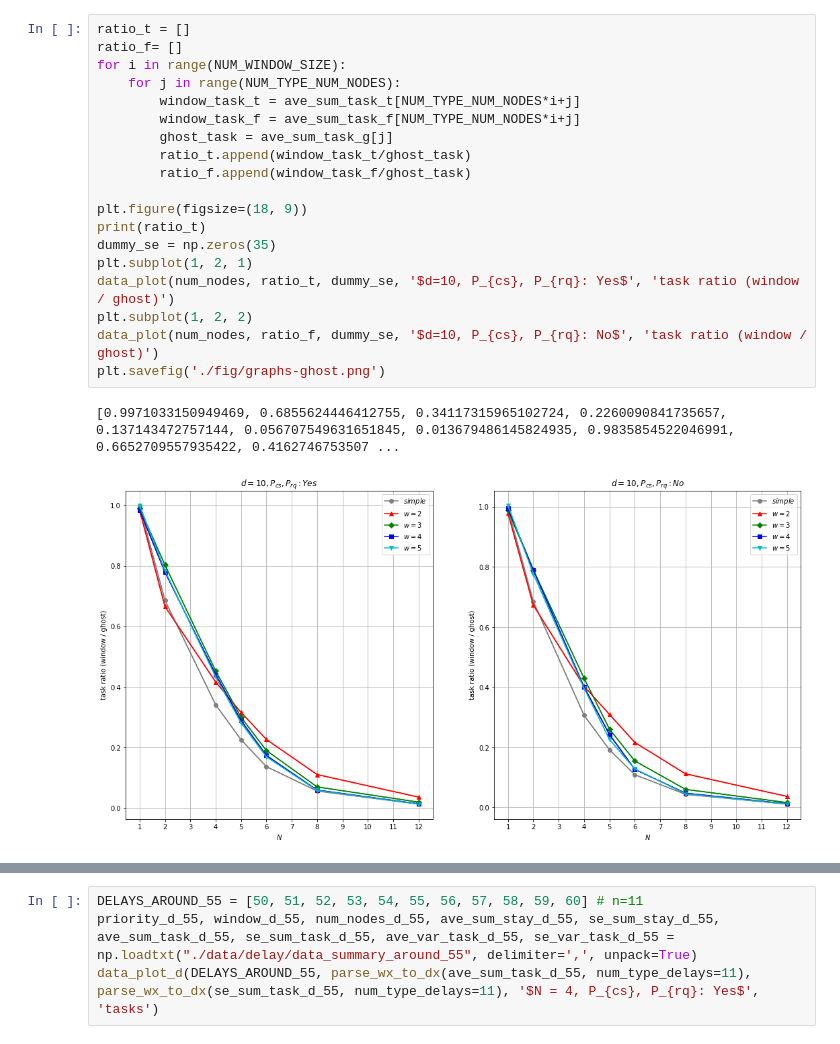
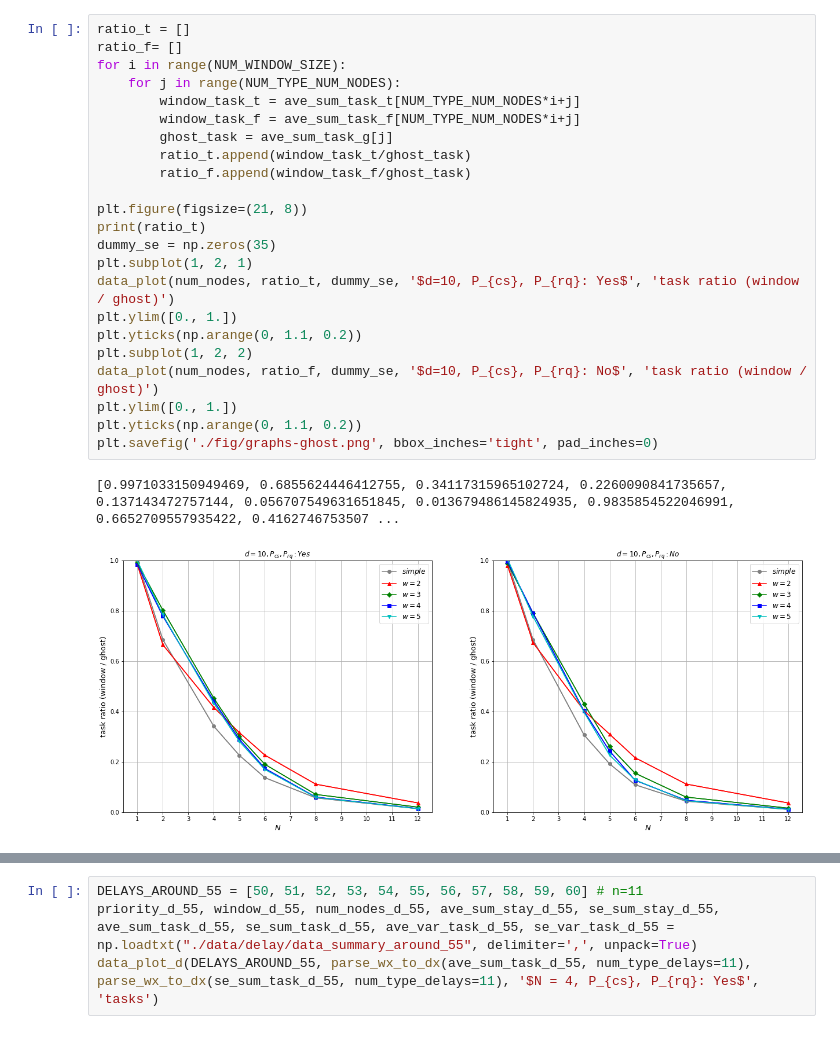
Before and after one commit to shoooooman/pad-data, a Jupyter notebook: data_plot.ipynb, the cells around one changed output, grey strips where cells are left out. Saved outputs shown, nothing was run; the diff lists cells and outputs as text.

Commit message:
fix graphs

```diff
--- a/data_plot.ipynb
+++ b/data_plot.ipynb
@@ -80,25 +91,29 @@ plt.savefig('./fig/graphs-wn.png')
 # %%
 ratio_t = []
 ratio_f= []
 for i in range(NUM_WINDOW_SIZE):
     for j in range(NUM_TYPE_NUM_NODES):
         window_task_t = ave_sum_task_t[NUM_TYPE_NUM_NODES*i+j]
         window_task_f = ave_sum_task_f[NUM_TYPE_NUM_NODES*i+j]
         ghost_task = ave_sum_task_g[j]
         ratio_t.append(window_task_t/ghost_task)
         ratio_f.append(window_task_f/ghost_task)
 
-plt.figure(figsize=(18, 9))
+plt.figure(figsize=(21, 8))
 print(ratio_t)
 dummy_se = np.zeros(35)
 plt.subplot(1, 2, 1)
 data_plot(num_nodes, ratio_t, dummy_se, '$d=10, P_{cs}, P_{rq}: Yes$', 'task ratio (window / ghost)')
+plt.ylim([0., 1.])
+plt.yticks(np.arange(0, 1.1, 0.2))
 plt.subplot(1, 2, 2)
 data_plot(num_nodes, ratio_f, dummy_se, '$d=10, P_{cs}, P_{rq}: No$', 'task ratio (window / ghost)')
-plt.savefig('./fig/graphs-ghost.png')
+plt.ylim([0., 1.])
+plt.yticks(np.arange(0, 1.1, 0.2))
+plt.savefig('./fig/graphs-ghost.png', bbox_inches='tight', pad_inches=0)
 # %% [output]
 [0.9971033150949469, 0.6855624446412755, 0.34117315965102724, 0.2260090841735657, 0.137143472757144, 0.056707549631651845, 0.013679486145824935, 0.9835854522046991, 0.6652709557935422, 0.4162746753507 ...
-[figure, old version]
+[figure, new version]
 # %%
 WINDOW_SIZES = ['2', '3', '4', '5', '6'] # redefined
 NUM_WINDOW_SIZE = 5 # redefined
```
Also changed, not shown: parts of 4 cells of this notebook, 8 other files.
